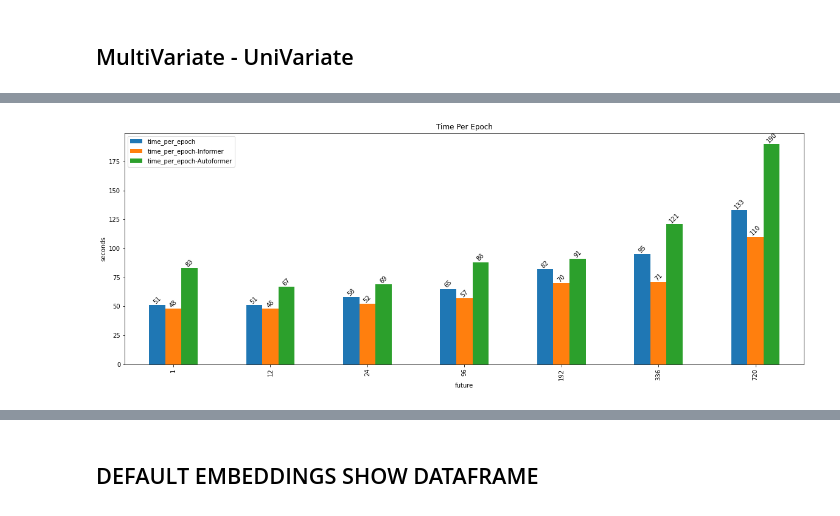
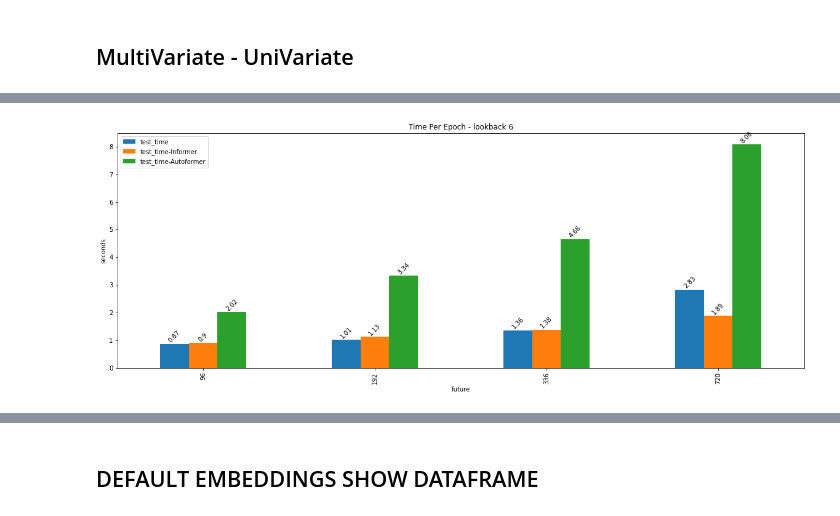
Before and after one commit to Vaiyani/mvaiyani-thesis, a Jupyter notebook: Results/Parser.ipynb, the cells around one changed output, grey strips where cells are left out. Cells and saved outputs as stored; diff of their text form; code cells hidden in the pictures.

Commit message:
updated results

```diff
--- a/Results/Parser.ipynb
+++ b/Results/Parser.ipynb
@@ -82,12 +81,16 @@ def slice_and_dice(formers:pd.DataFrame, lstms: pd.DataFrame) -> pd.DataFrame:
 
 # def compare_uni_multi(uni: pd.DataFrame, mv: pd.DataFrame) -> pd.DataFrame:
 # %%
+## Univariate ##
 univariate_formers_org = parse_results('formers-original-data.txt').\
                 drop_duplicates(subset=['model', 'lookback', 'future', 'pos','val','temp'], keep = 'last')
 univariate_formers_org['time_per_epoch'] = univariate_formers_org['train_time']/univariate_formers_org['epochs']
 univariate_lstms_org = parse_lstms('new_results_lstm.txt')
-multivariate_formers_org = parse_results('formers_multivariate_result.txt', True).\
-                drop_duplicates(subset=['model', 'lookback', 'future', 'pos','val','temp'])
+
+## multivariate ##
+multivariate_formers_org = parse_results('formers-multivariate-result.txt', True).\
+                drop_duplicates(subset=['model', 'lookback', 'future', 'pos','val','temp'],keep = 'last')
+multivariate_lstms_org = parse_lstms('result-lstm-multivariate.txt')
 # lstms_red = parse_lstms('result-lstm-reduced-data.txt')
 # %%
 # univariate_formers_org[(univariate_formers_org['lookback'] == 24) & (univariate_formers_org['future'] == 1)]
@@ -95,5 +100,6 @@ multivariate_formers_org = parse_results('formers_multivariate_result.txt', True
 # %%
-df_org = slice_and_dice(univariate_formers_org, univariate_lstms_org)
-df_org.head()
+# df_org = slice_and_dice(univariate_formers_org, univariate_lstms_org)
+df_org = slice_and_dice(multivariate_formers_org, multivariate_lstms_org)
+df_org['lookback'].unique()
 # df_org['data_type'] = 'original'
 # %% [output]
@@ -111,7 +112,7 @@ df_uni_mv = univariate_formers_org[["model","lookback", "future", "pos", "val",
 df_uni_mv = df_uni_mv.dropna()
 # df_uni_mv['multi_better'] = np.where(df_uni_mv['MAE-Uni'] > df_uni_mv['MAE-multi'], 1,0)
 # %%
-model = 'Transformer'
+model = 'Autoformer'
 # lookback = 6
 if model == 'Transformer':
     pos, val, temp = 'True', 'False', 'False'
@@ -151,34 +141,35 @@ for lookback in [6, 48, 96, 168, 336]:
 # %%
-## time comparison ##
-
-lookback = 336
-columns = ['time_per_epoch','time_per_epoch-Informer','time_per_epoch-Autoformer']
-# columns = ['test_time','test_time-Autoformer','test_time-Informer']
-time_df = df_org[['lookback', 'future', 'pos', 'val', 'temp',\
-                  'time_per_epoch-Autoformer','time_per_epoch-Informer','time_per_epoch',\
-                  'test_time-Autoformer','test_time-Informer','test_time',\
-                  'train_time-Autoformer','train_time-Informer','train_time',\
-                  'epochs-Autoformer','epochs-Informer','epochs']]
-time_df = time_df[time_df['epochs']>2]
-time_inf = time_df[(time_df['lookback'] == lookback) & (time_df['pos'] == 'True')\
-        & (time_df['val'] == 'True') & (time_df['temp'] == 'True')]\
-        [['lookback', 'future', 'time_per_epoch-Informer','epochs-Informer','test_time-Informer']]
-time_tra = time_df[(time_df['lookback'] == lookback) & (time_df['pos'] == 'True')\
-        & (time_df['val'] == 'False') & (time_df['temp'] == 'False')]\
-        [['lookback', 'future', 'time_per_epoch','epochs','test_time']]
-time_aut = time_df[(time_df['lookback'] == lookback) & (time_df['pos'] == 'False')\
-        & (time_df['val'] == 'True') & (time_df['temp'] == 'True')]\
-        [['lookback', 'future', 'time_per_epoch-Autoformer','epochs-Autoformer','test_time-Autoformer']]
-time_formers = time_inf.merge(time_tra, how = "left", on=["lookback", "future"],suffixes=('-Autoformer', '-Informer'))\
-             .merge(time_aut, how = "left", on=["lookback", "future"],suffixes=('_ello', '-Transformer'))
-# time_formers
-time_formers = time_formers.round(0)
-time_formers
-ax = time_formers.plot.bar(x='future', y=columns, figsize=(20,7))
-ax.set_ylabel('seconds')
-ax.bar_label(ax.containers[0], rotation = 45)
-ax.bar_label(ax.containers[1], rotation = 45)
-ax.bar_label(ax.containers[2], rotation = 45)
-# ax.legend(['Transformer','Informer','Autoformer'])
-ax.set_title('Time Per Epoch')
+# lookback in [6, 12, 24, 48, 72, 96, 120, 144, 168, 192, 336, 504, 672,720]
+# lookback = 504
+for lookback in [6, 12, 24, 48, 72, 96, 120, 144, 168, 192, 336, 504, 672,720]:
+#     columns = ['time_per_epoch','time_per_epoch-Informer','time_per_epoch-Autoformer']
+    columns = ['test_time','test_time-Informer','test_time-Autoformer']
+    # columns = ['test_time','test_time-Autoformer','test_time-Informer']
+    time_df = df_org[['lookback', 'future', 'pos', 'val', 'temp',\
+                      'time_per_epoch-Autoformer','time_per_epoch-Informer','time_per_epoch',\
+                      'test_time-Autoformer','test_time-Informer','test_time',\
+                      'train_time-Autoformer','train_time-Informer','train_time',\
+                      'epochs-Autoformer','epochs-Informer','epochs']]
+    time_df = time_df[time_df['epochs']>2]
+    time_inf = time_df[(time_df['lookback'] == lookback) & (time_df['pos'] == 'True')\
+            & (time_df['val'] == 'True') & (time_df['temp'] == 'True')]\
+            [['lookback', 'future', 'time_per_epoch-Informer','epochs-Informer','test_time-Informer']]
+    time_tra = time_df[(time_df['lookback'] == lookback) & (time_df['pos'] == 'True')\
+            & (time_df['val'] == 'False') & (time_df['temp'] == 'False')]\
+            [['lookback', 'future', 'time_per_epoch','epochs','test_time']]
+    time_aut = time_df[(time_df['lookback'] == lookback) & (time_df['pos'] == 'False')\
+            & (time_df['val'] == 'True') & (time_df['temp'] == 'True')]\
+            [['lookback', 'future', 'time_per_epoch-Autoformer','epochs-Autoformer','test_time-Autoformer']]
+    time_formers = time_inf.merge(time_tra, how = "left", on=["lookback", "future"],suffixes=('-Autoformer', '-Informer'))\
+                 .merge(time_aut, how = "left", on=["lookback", "future"],suffixes=('_ello', '-Transformer'))
+    # time_formers
+    time_formers = time_formers.round(2)
+#     print(time_formers)
+    ax = time_formers.plot.bar(x='future', y=columns, figsize=(20,7))
+    ax.set_ylabel('seconds')
+    ax.bar_label(ax.containers[0], rotation = 45)
+    ax.bar_label(ax.containers[1], rotation = 45)
+    ax.bar_label(ax.containers[2], rotation = 45)
+    # ax.legend(['Transformer','Informer','Autoformer'])
+    ax.set_title('Time Per Epoch - lookback ' + str(lookback))
 # %% [output]
@@ -186 +176 @@ Text(0.5, 1.0, 'Time Per Epoch')
-[figure, old version]
+[figure, new version]
```
Also changed, not shown: parts of 15 cells of this notebook, 5 other files.
